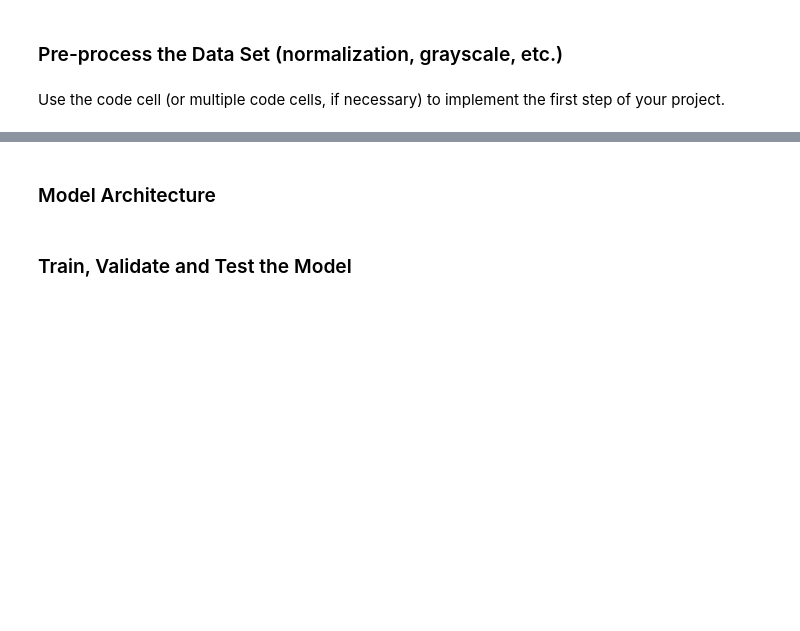
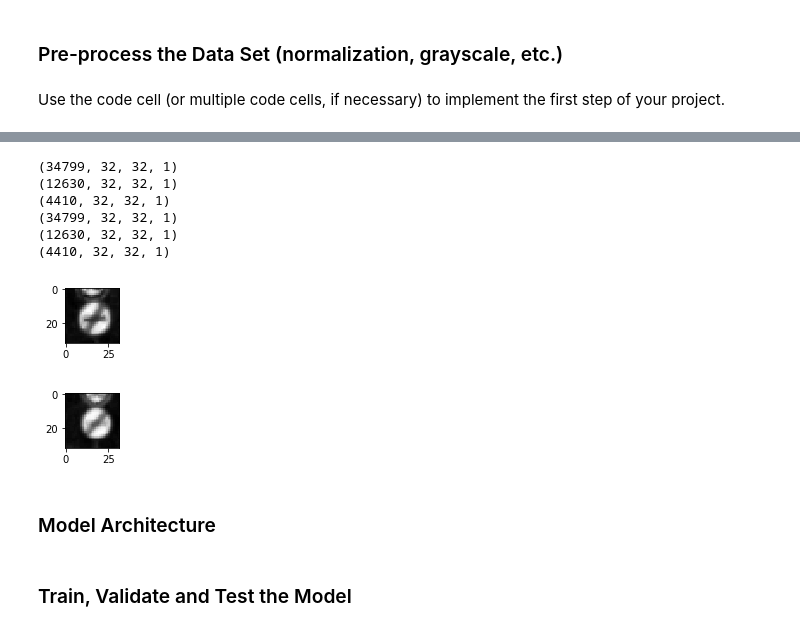
Before and after one commit to ahubi/CarND-Traffic-Sign-Classifier-Project, a Jupyter notebook: Traffic_Sign_Classifier.ipynb, the cells around one changed output, grey strips where cells are left out. Saved outputs shown, nothing was run; the diff lists cells and outputs as text; code cells hidden in the pictures; blank space fills up the shorter version.

```diff
--- a/Traffic_Sign_Classifier.ipynb
+++ b/Traffic_Sign_Classifier.ipynb
@@ -186,3 +143,46 @@ showimg(X_train[0])
+# %%
+### Preprocess the data here. Preprocessing steps could include normalization, converting to grayscale, etc.
+### Feel free to use as many code cells as needed.
+# Convert to grayscale
+X_train_rgb = X_train
+X_train_gry = np.sum(X_train/3, axis=3, keepdims=True)
+
+plt.figure(figsize=(1,1))
+plt.imshow(X_train_gry[0].squeeze(), cmap='gray')
+
+X_test_rgb = X_test
+X_test_gry = np.sum(X_test/3, axis=3, keepdims=True)
+
+X_valid_rgb = X_valid
+X_valid_gry = np.sum(X_valid/3, axis=3, keepdims=True)
+
+
+X_train_normalized = (X_train_gry - 128)/128
+X_test_normalized = (X_test_gry - 128)/128
+X_valid_normalized = (X_valid_gry - 128)/128
+print(X_train_normalized.shape)
+print(X_test_normalized.shape)
+print(X_valid_normalized.shape)
+
+plt.figure(figsize=(1,1))
+plt.imshow(X_valid_normalized[0].squeeze(), cmap='gray')
+
+X_train = X_train_normalized
+X_valid = X_valid_normalized
+X_test = X_test_normalized
+
+print(X_train.shape)
+print(X_test.shape)
+print(X_valid.shape)
+# %% [output]
+(34799, 32, 32, 1)
+(12630, 32, 32, 1)
+(4410, 32, 32, 1)
+(34799, 32, 32, 1)
+(12630, 32, 32, 1)
+(4410, 32, 32, 1)
+[figure, added]
+[figure, added]
 # %% [markdown]
 ### Model Architecture
 # %%
```
Also changed, not shown: parts of 12 cells of this notebook, 5 other files.
